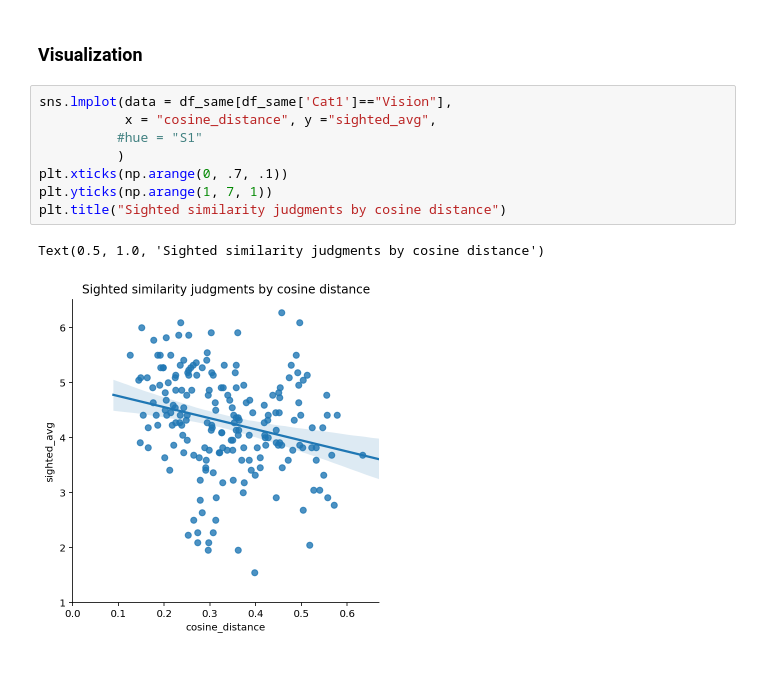
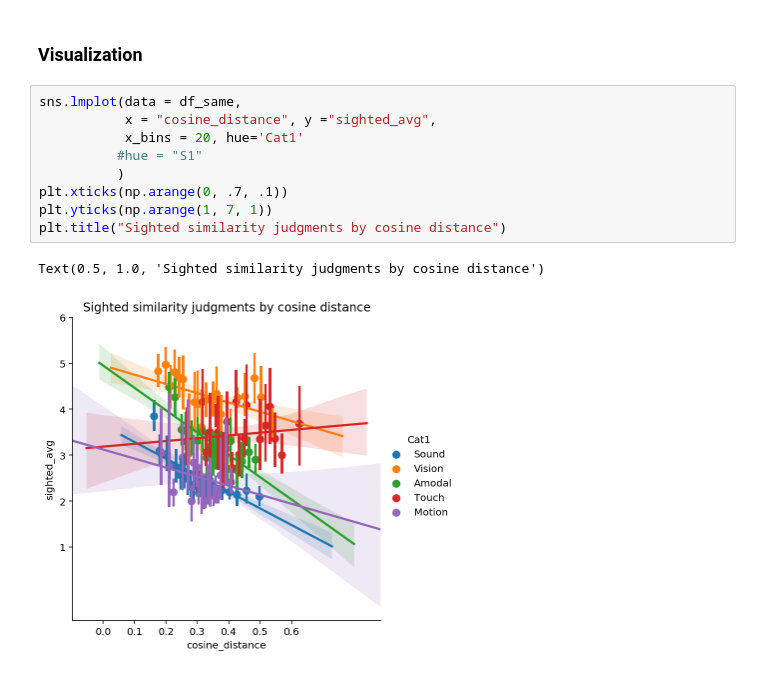
Before and after one commit to seantrott/abstract_concrete, a Jupyter notebook: comparing_to_humans.ipynb, the cells around one changed output. Drawn from its saved outputs; the diff is of its cells as text.

```diff
--- a/comparing_to_humans.ipynb
+++ b/comparing_to_humans.ipynb
@@ -401,14 +433,15 @@ grouped_barplot(df_modality_coef, 'modality', 'ppt', 'coef_cosine', 'sem_cosine'
 # %% [markdown]
 ### Visualization
 # %%
-sns.lmplot(data = df_same[df_same['Cat1']=="Vision"],
+sns.lmplot(data = df_same,
            x = "cosine_distance", y ="sighted_avg",
+           x_bins = 20, hue='Cat1'
           #hue = "S1"
           )
 plt.xticks(np.arange(0, .7, .1))
 plt.yticks(np.arange(1, 7, 1))
 plt.title("Sighted similarity judgments by cosine distance")
 # %% [output]
 Text(0.5, 1.0, 'Sighted similarity judgments by cosine distance')
-[figure, old version]
+[figure, new version]
 # %%
```
Also changed, not shown: parts of 13 cells of this notebook, 2 other files.
